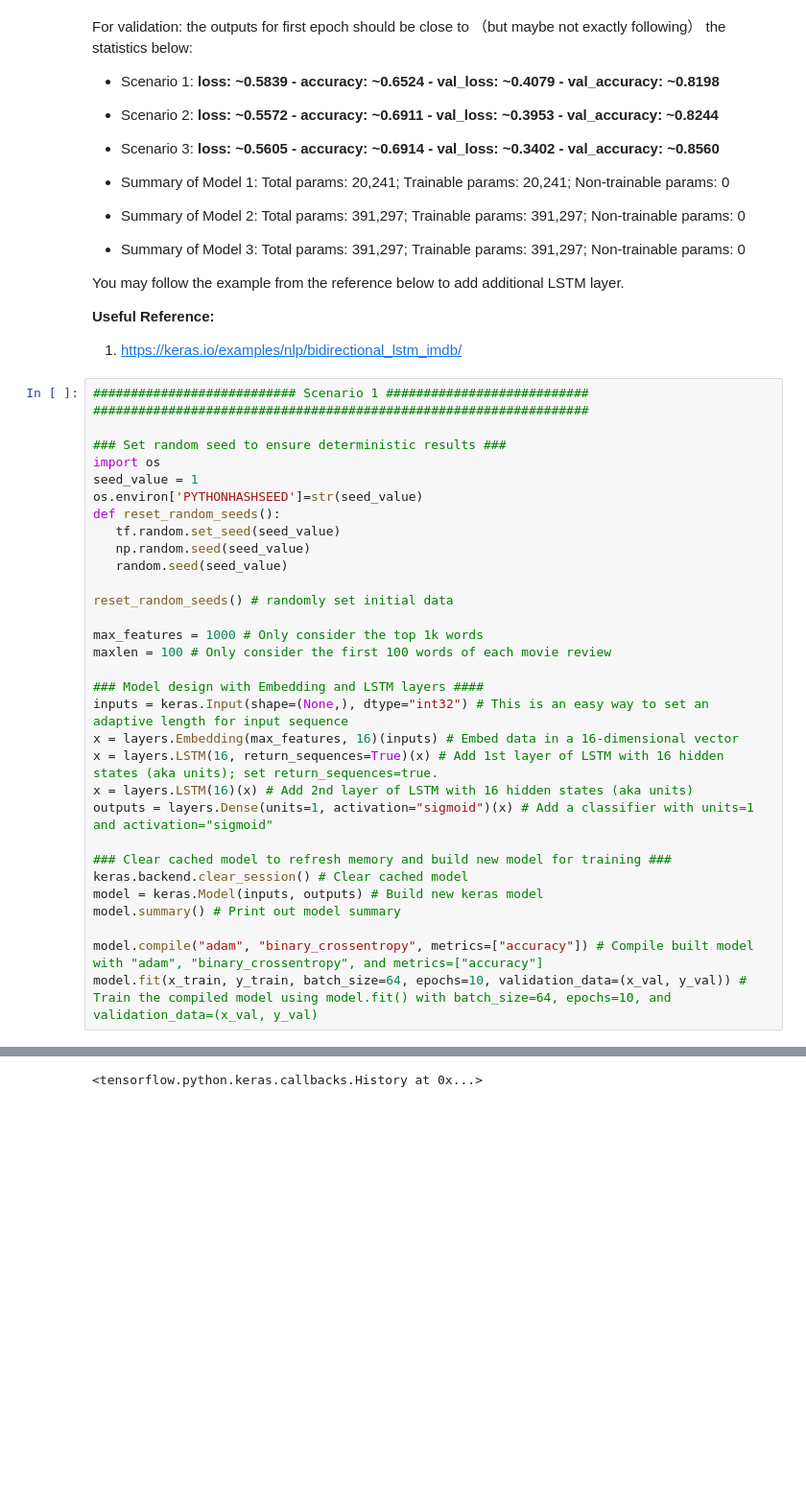
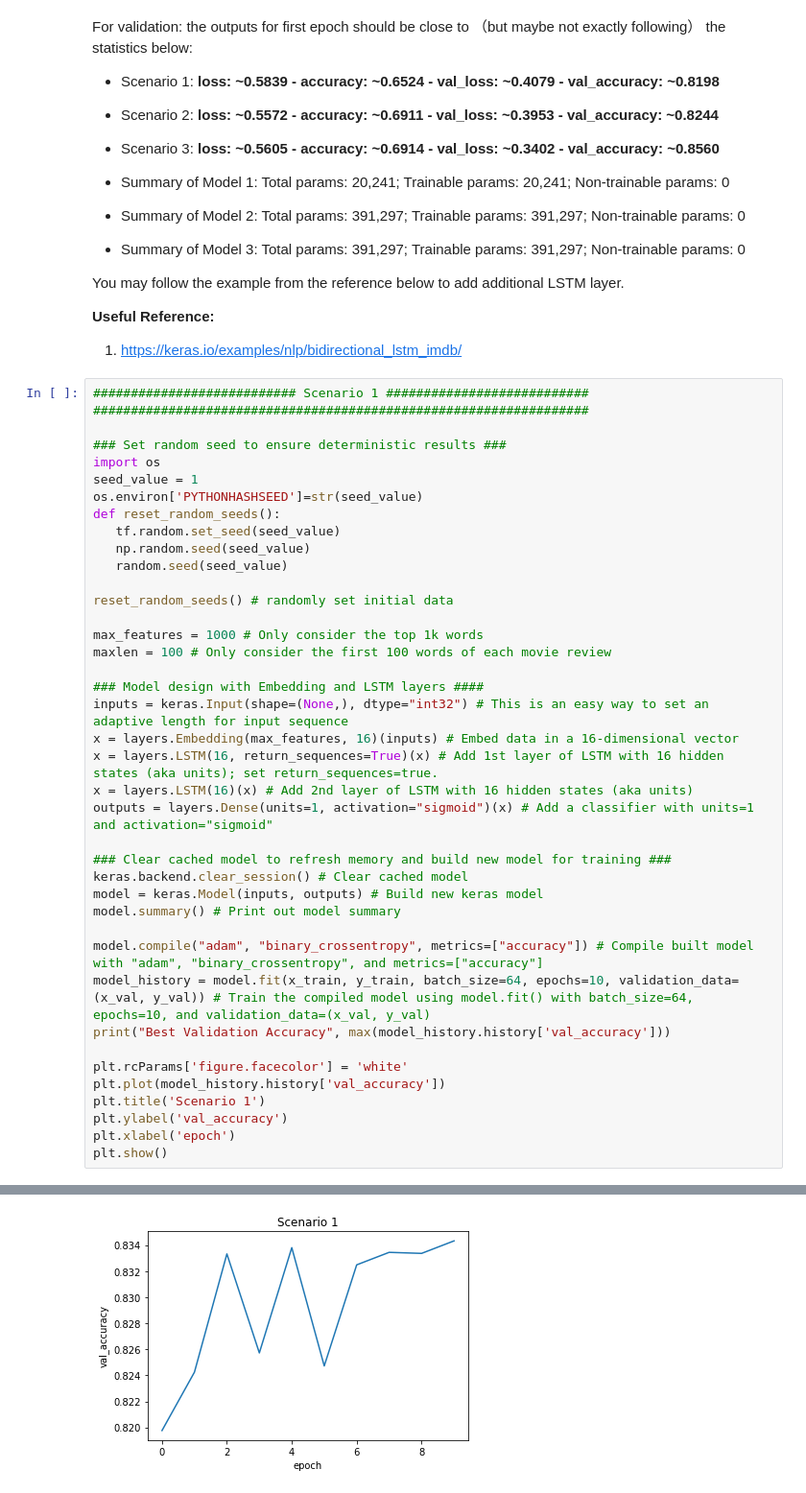
Before and after one commit to cgprats/CAP4630_HW4, a Jupyter notebook: Homework_04.ipynb, the cells around one changed output, grey strips where cells are left out. Shown: that part at 96% size. Saved outputs shown, nothing was run; the diff lists cells and outputs as text; blank space fills up the shorter version.

```diff
--- a/Homework_04.ipynb
+++ b/Homework_04.ipynb
@@ -392,7 +409,15 @@ model = keras.Model(inputs, outputs) # Build new keras model
 model.summary() # Print out model summary
 
 model.compile("adam", "binary_crossentropy", metrics=["accuracy"]) # Compile built model with "adam", "binary_crossentropy", and metrics=["accuracy"]
-model.fit(x_train, y_train, batch_size=64, epochs=10, validation_data=(x_val, y_val)) # Train the compiled model using model.fit() with batch_size=64, epochs=10, and validation_data=(x_val, y_val)
+model_history = model.fit(x_train, y_train, batch_size=64, epochs=10, validation_data=(x_val, y_val)) # Train the compiled model using model.fit() with batch_size=64, epochs=10, and validation_data=(x_val, y_val)
+print("Best Validation Accuracy", max(model_history.history['val_accuracy']))
+
+plt.rcParams['figure.facecolor'] = 'white'
+plt.plot(model_history.history['val_accuracy'])
+plt.title('Scenario 1')
+plt.ylabel('val_accuracy')
+plt.xlabel('epoch')
+plt.show()
 # %% [output]
 Model: "model"
 _________________________________________________________________
@@ -414,4 +439,4 @@ Epoch 10/10
-<tensorflow.python.keras.callbacks.History at 0x...>
+[figure, added]
 # %%
 ########################### Scenario 2 ###########################
 ##################################################################
```
Also changed, not shown: parts of 12 cells of this notebook.
